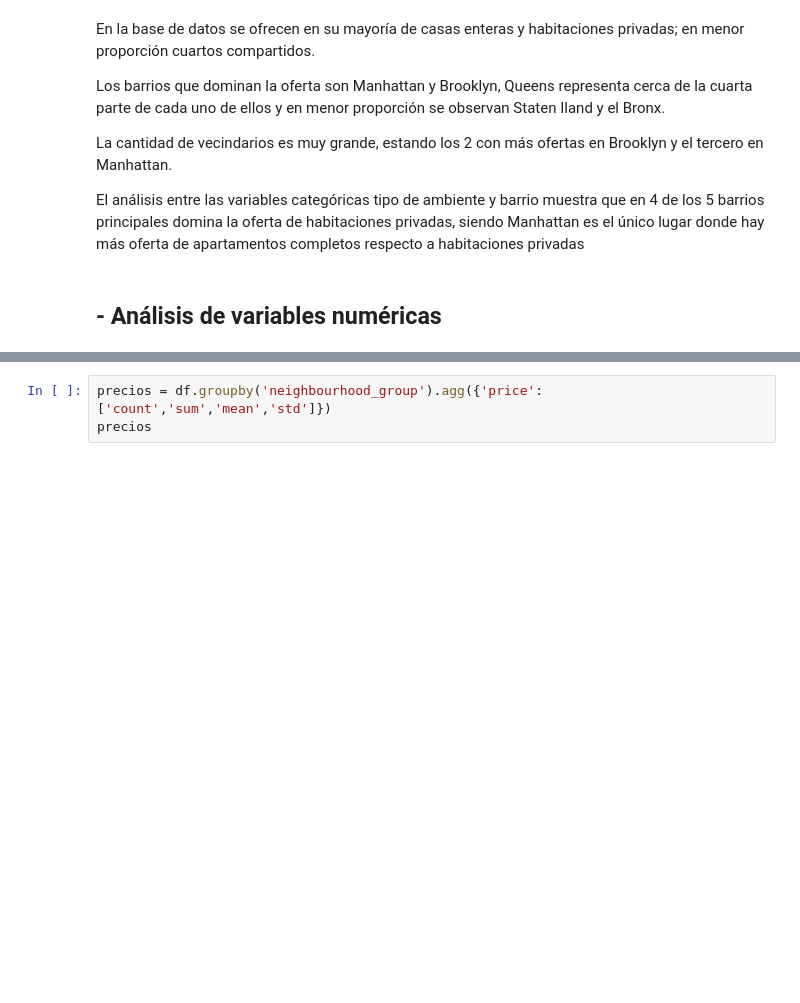
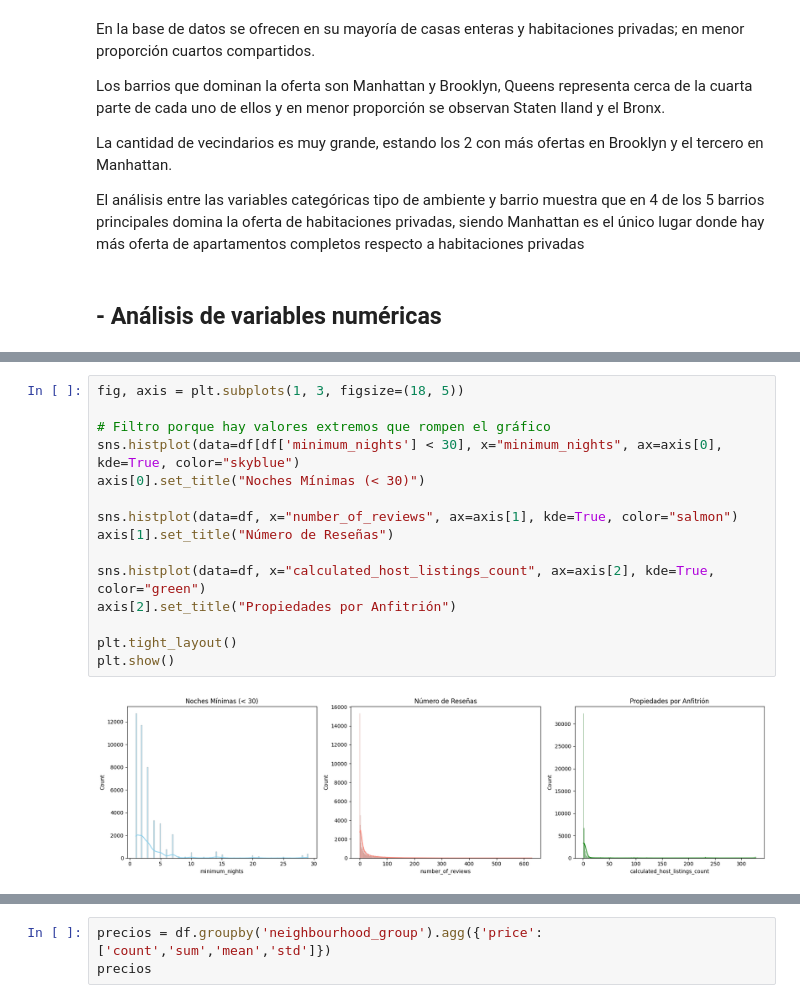
Before and after one commit to 4GeeksAcademy/IgnacioSabinoG-IntroML, a Jupyter notebook: src/00-eda-airbnb-ny.ipynb, the cells around one changed output, grey strips where cells are left out. Cells and saved outputs as stored; diff of their text form; blank space fills up the shorter version.

```diff
--- a/src/00-eda-airbnb-ny.ipynb
+++ b/src/00-eda-airbnb-ny.ipynb
@@ -201,0 +246,17 @@ El análisis entre las variables categóricas tipo de ambiente y barrio muestra
+# %%
+fig, axis = plt.subplots(1, 3, figsize=(18, 5))
+
+# Filtro porque hay valores extremos que rompen el gráfico
+sns.histplot(data=df[df['minimum_nights'] < 30], x="minimum_nights", ax=axis[0], kde=True, color="skyblue")
+axis[0].set_title("Noches Mínimas (< 30)")
+
+sns.histplot(data=df, x="number_of_reviews", ax=axis[1], kde=True, color="salmon")
+axis[1].set_title("Número de Reseñas")
+
+sns.histplot(data=df, x="calculated_host_listings_count", ax=axis[2], kde=True, color="green")
+axis[2].set_title("Propiedades por Anfitrión")
+
+plt.tight_layout()
+plt.show()
+# %% [output]
+[figure, added]
```
Also changed, not shown: parts of 12 cells of this notebook.
